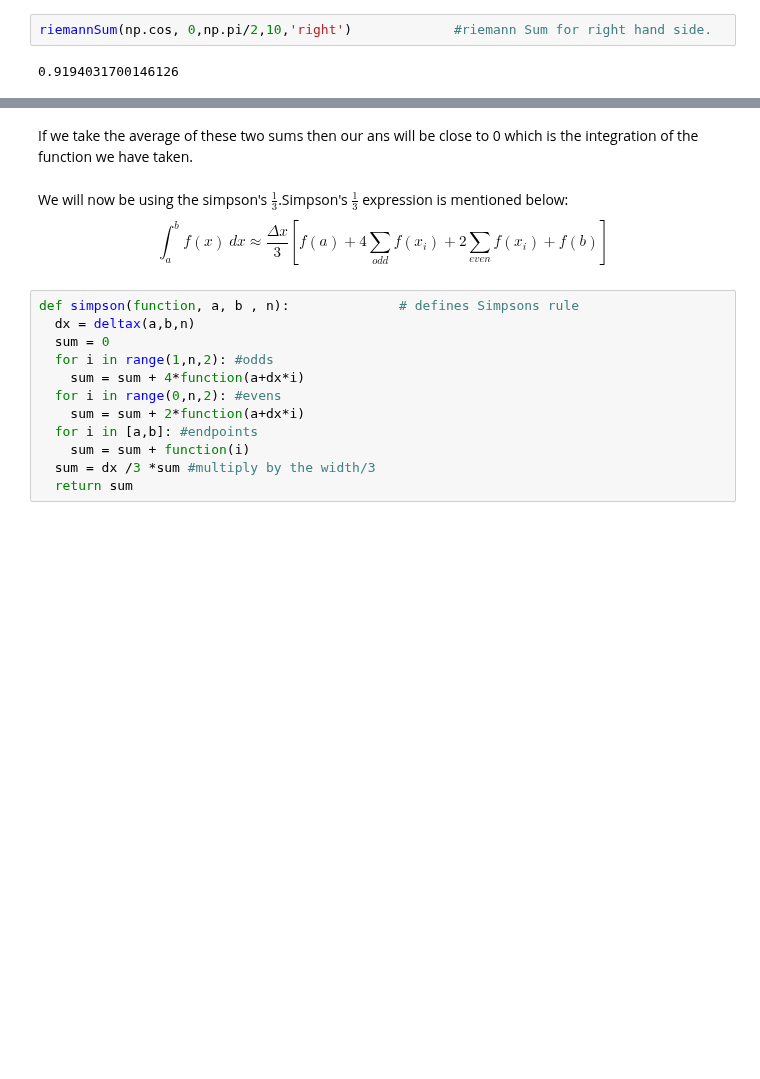
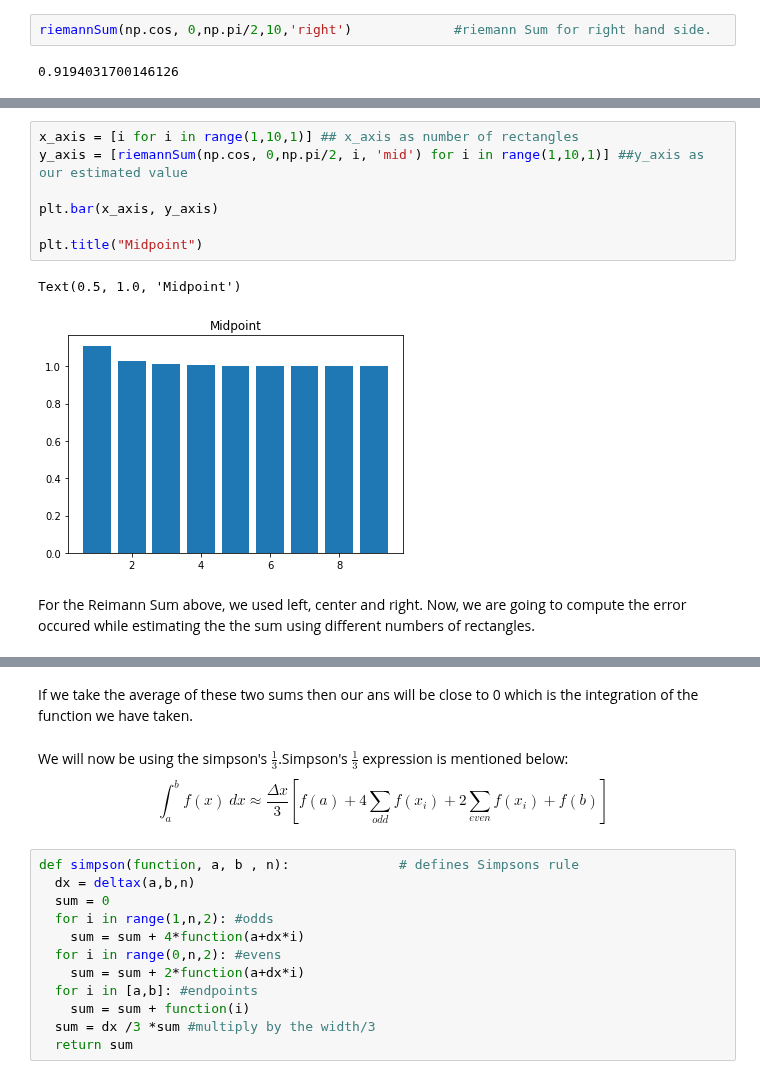
Before and after one commit to rajatlamsal00977/Project-1, a Jupyter notebook: IntegrationProj7.ipynb, the cells around one changed output, grey strips where cells are left out. Cells and saved outputs as stored; diff of their text form; blank space fills up the shorter version.

```diff
--- a/IntegrationProj7.ipynb
+++ b/IntegrationProj7.ipynb
@@ -85,0 +110,12 @@ riemannSum(np.cos, 0,np.pi/2,10,'right')             #riemann Sum for right hand
+# %%
+x_axis = [i for i in range(1,10,1)] ## x_axis as number of rectangles
+y_axis = [riemannSum(np.cos, 0,np.pi/2, i, 'mid') for i in range(1,10,1)] ##y_axis as our estimated value
+
+plt.bar(x_axis, y_axis)
+
+plt.title("Midpoint")
+# %% [output]
+Text(0.5, 1.0, 'Midpoint')
+[figure, added]
+# %% [markdown]
+For the Reimann Sum above, we used left, center and right. Now, we are going to compute the error occured while estimating the the sum using different numbers of rectangles.
```
Also changed, not shown: parts of 13 cells of this notebook.
